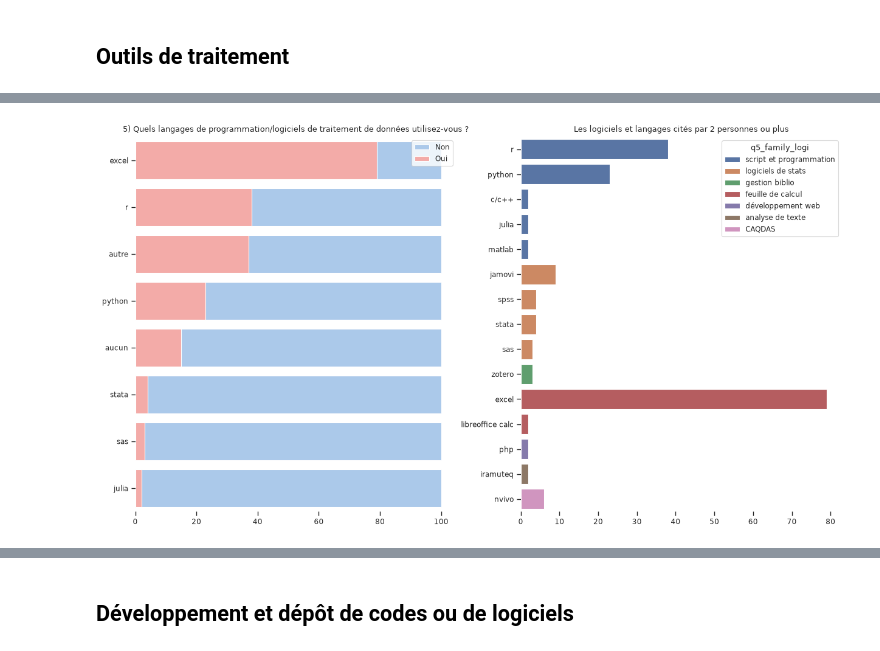
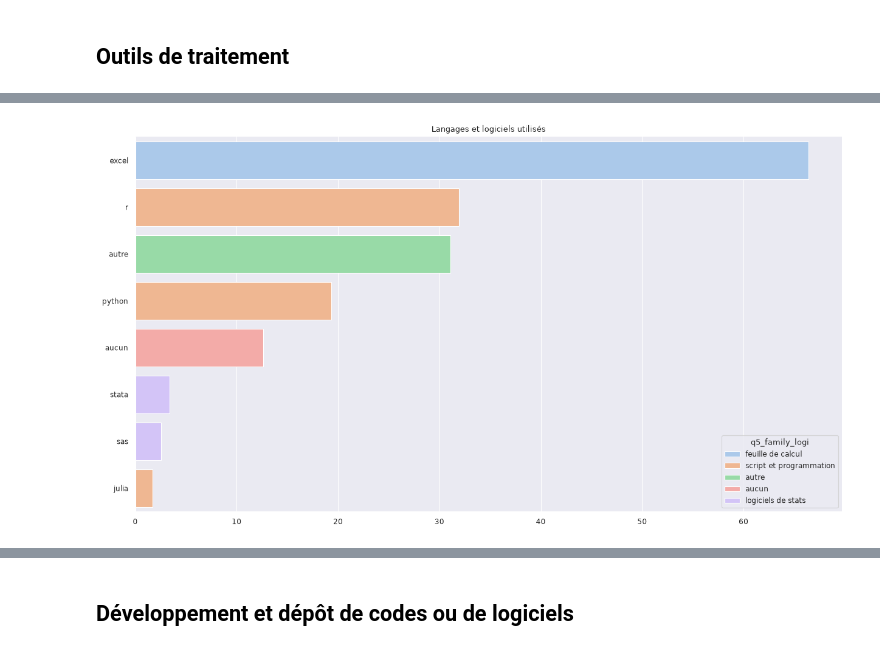
Before and after one commit to luneauaymeric/enquete_SO_p8, a Jupyter notebook: script_analyse/stat_descriptive/production_et_analyse_donnees.ipynb, the cells around one changed output, grey strips where cells are left out. Cells and saved outputs as stored; diff of their text form; code cells hidden in the pictures.

```diff
--- a/script_analyse/stat_descriptive/production_et_analyse_donnees.ipynb
+++ b/script_analyse/stat_descriptive/production_et_analyse_donnees.ipynb
@@ -211,15 +214,16 @@ cross_tab.sort_values(by=["Total"],  ascending=[False])
 # %%
 fig, ax = plt.subplots(1, figsize=(6,4))
 
-sns.set_theme(style="ticks", context="paper")
+sns.set_theme(context="paper", palette="pastel")
 
 
-g = sns.barplot(x="nb", y="q10_type_data", data=q10, hue="q11_quali_or_quanti", dodge=False)
+g = sns.barplot(x="cum_sum", y="q10_type_data", data=q10_data, hue="q11_quali_or_quanti", dodge=False)
 
 titre = "Types de données produites"
 ax.yaxis.set_label_text("")
 ax.xaxis.set_label_text("")
-ax.set(xlabel='Effectif absolu')
+ax.set(xlabel='Fréquence relative')
+ax.axvline(x=50, color="red", linestyle="--", linewidth=2)
 #ax.set_xticks(ticks = [x/10 for x in range(11)])
 ax.set_title(titre.replace("<i>","(").replace("</i>",")"))
 
@@ -233,5 +237,5 @@ ax.legend([handles[idx] for idx in order],[labels[idx] for idx in order])
 
 
 sns.despine(left=True, bottom=True)
-plt.savefig(f"./viz/type_donnee_quali.png", bbox_inches='tight', dpi = 200)
+plt.savefig(f"./viz/type_donnee_quali.png", bbox_inches='tight', dpi = 300)
 # %% [output]
@@ -338,9 +342,11 @@ with fs.open(f"{BUCKET_OUT}/data_eP8/raw/type_of_software.csv", "r") as file_in:
 type_logi.columns
 family_logi = dict(zip(type_logi.q5_logiciel_traitement_rec, type_logi.q5_family_logi))
 # %%
+gb_q5["q5_family_logi"]= gb_q5.logiciel_traitement.map(family_logi.get)
+gb_q5.loc[gb_q5["logiciel_traitement"]=="aucun", "q5_family_logi"] = "aucun"
+gb_q5.loc[gb_q5["logiciel_traitement"]=="autre", "q5_family_logi"] = "autre"
 
-df_exp, gb_data = split_multiple_choices(df0.loc[~df0.q5_logiciel_traitement_rec.isna()], column='q5_logiciel_traitement_rec', index="q45_clé", sep = '|')
+df_exp, gb_data = split_multiple_choices(df0.loc[~df0.q5_1_other_lang_rec.isna()], column='q5_1_other_lang_rec', index="q45_clé", sep = '|')
 
-df_exp["q5_family_logi"]= df_exp.q5_logiciel_traitement_rec.map(family_logi.get)
-df_exp2 = df_exp.loc[~df_exp.q5_logiciel_traitement_rec.isin(["aucun","autre"])]
-df_exp2
+df_exp["q5_family_logi"]= df_exp.q5_1_other_lang_rec.map(family_logi.get)
+df_exp2 = df_exp.loc[~df_exp.q5_1_other_lang_rec.isin(["aucun","autre"])]
@@ -363,32 +356,21 @@ gb_data = df_exp2.groupby(["q5_family_logi", "q5_logiciel_traitement_rec"]).agg(
 # %%
 # Initialize the matplotlib figure
-fig, ax = plt.subplots(1, 2, figsize=(15,8))
+fig, ax = plt.subplots(1, figsize=(15,8))
 
 # Plot the total crashes
 sns.set_color_codes("pastel")
 
 
 col = "logiciel_traitement"
-sns.barplot(x="total_freq", y=col, data=gb_q5.sort_values("nb", ascending=False),
-            label="Non", color="b", ax=ax[0])
-sns.barplot(x="nb", y=col, data=gb_q5.sort_values("nb", ascending=False),
-            label="Oui", color="r", ax=ax[0])
-titre = "5) Quels langages de programmation/logiciels de traitement de données utilisez-vous ?"
-ax[0].yaxis.set_label_text("")
-ax[0].xaxis.set_label_text("")
-ax[0].set_title(titre.replace("<i>","(").replace("</i>",")"))
 
-
-gb_data2 = gb_data.loc[gb_data.nb>1]
-sns.barplot(x="nb", y="q5_logiciel_traitement_rec", data=gb_data2,
-            hue="q5_family_logi", ax=ax[1])
-titre = "Les logiciels et langages cités par 2 personnes ou plus"
-ax[1].yaxis.set_label_text("")
-ax[1].xaxis.set_label_text("")
-ax[1].set_title(titre.replace("<i>","(").replace("</i>",")"))
+sns.barplot(x="freq", y=col, data=gb_q5.sort_values("nb", ascending=False), hue="q5_family_logi")
+titre = "Langages et logiciels utilisés"
+ax.yaxis.set_label_text("")
+ax.xaxis.set_label_text("")
+ax.set_title(titre.replace("<i>","(").replace("</i>",")"))
 
 
 sns.despine(left=True, bottom=True)
-plt.savefig(f"./viz/logiciel_traitement_use_by_2people.png", bbox_inches='tight', dpi = 200)
+plt.savefig(f"./viz/logiciel_used_question_5.png", bbox_inches='tight', dpi = 200)
 # %% [output]
-[figure, old version]
+[figure, new version]
```
Also changed, not shown: parts of 13 cells of this notebook, 5 other files.
